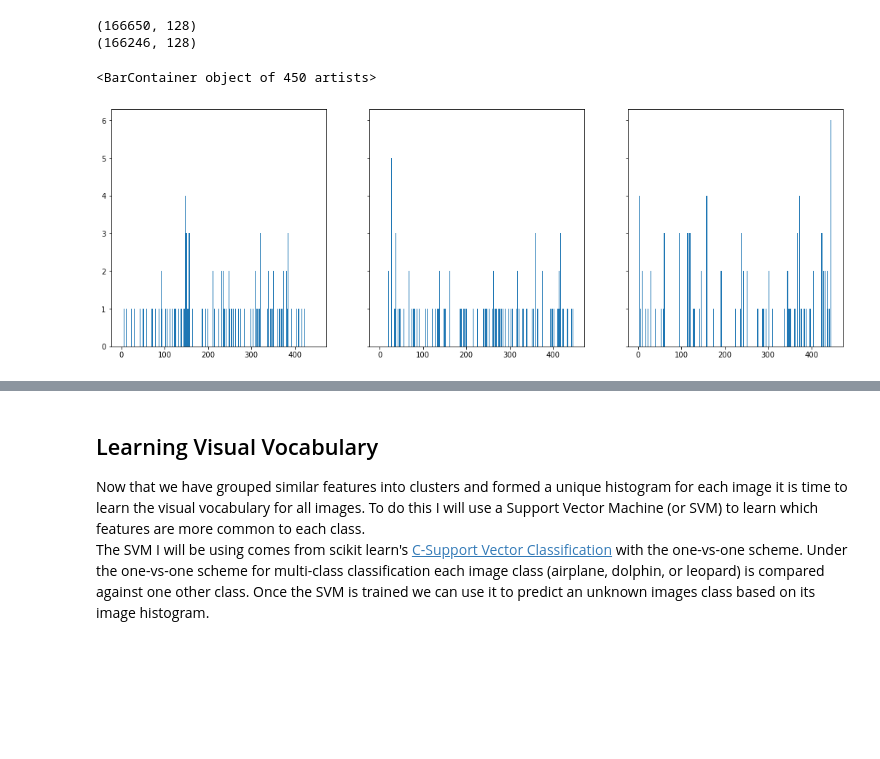
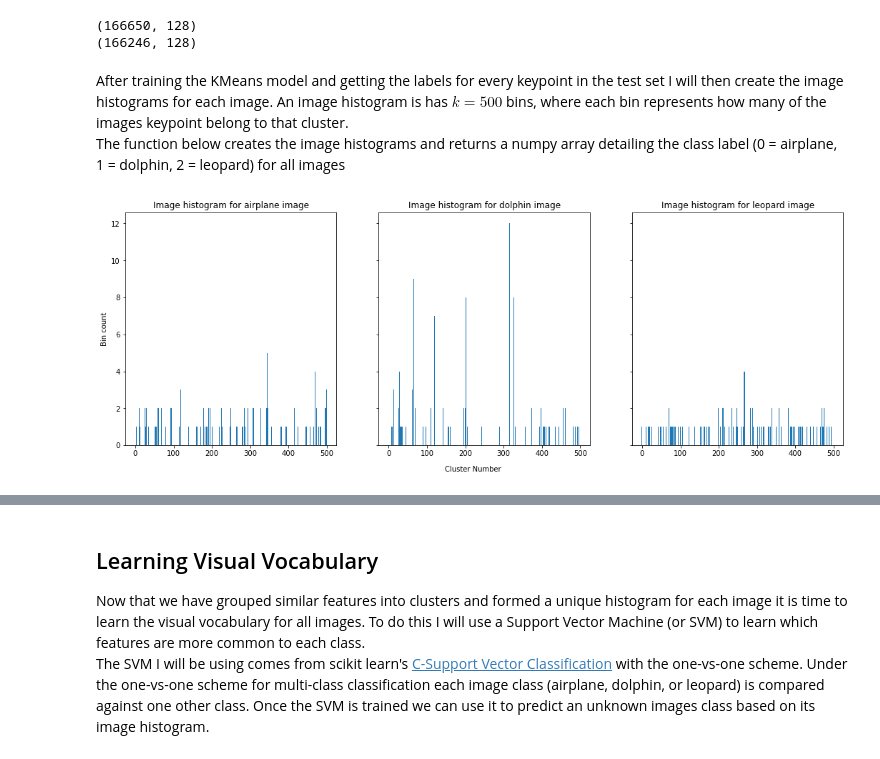
Before and after one commit to smills7997/AirplaneLeopardOrDolphin, a Jupyter notebook: VisualBagOfWords.ipynb, the cells around one changed output, grey strips where cells are left out. Saved outputs shown, nothing was run; the diff lists cells and outputs as text; code cells hidden in the pictures; blank space fills up the shorter version.

```diff
--- a/VisualBagOfWords.ipynb
+++ b/VisualBagOfWords.ipynb
@@ -181,9 +183,12 @@ print(test_set.shape)
 (166650, 128)
 (166246, 128)
 # %%
-k = 450
+k = 500
 kmeans = KMeans(n_clusters=k)
 train_labels = kmeans.fit_predict(train_set)
+# %% [markdown]
+After training the KMeans model and getting the labels for every keypoint in the test set I will then create the image histograms for each image. An image histogram is has $k = 500$ bins, where each bin represents how many of the images keypoint belong to that cluster.
+The function below creates the image histograms and returns a numpy array detailing the class label (0 = airplane, 1 = dolphin, 2 = leopard) for all images
 # %%
 img_class_label = {'airplane': 0, 'dolphin': 1, 'leopard': 2}
 
@@ -243,14 +248,18 @@ def get_img_histogram(histograms, img_class, img_num, img_per_class):
 # %%
 img1_hist = get_img_histogram(train_histograms, 'airplane', 4, train_size)
 img2_hist = get_img_histogram(train_histograms, 'dolphin', 0, train_size)
 img3_hist = get_img_histogram(train_histograms, 'leopard', 1, train_size)
 
 
 
 fig, ((ax1, ax2, ax3)) = plt.subplots(1, 3, figsize=(18, 6), sharey=True)
+fig.text(0.5, 0.04, 'Cluster Number', ha='center')
 ax1.bar(range(k), img1_hist, width=2)
+ax1.title.set_text("Image histogram for airplane image")
+ax1.set_ylabel('Bin count')
 ax2.bar(range(k), img2_hist, width=2)
+ax2.title.set_text("Image histogram for dolphin image")
 ax3.bar(range(k), img3_hist, width=2)
+ax3.title.set_text("Image histogram for leopard image")
 # %% [output]
-<BarContainer object of 450 artists>
-[figure, old version]
+[figure, new version]
```
Also changed, not shown: parts of 23 cells of this notebook.
